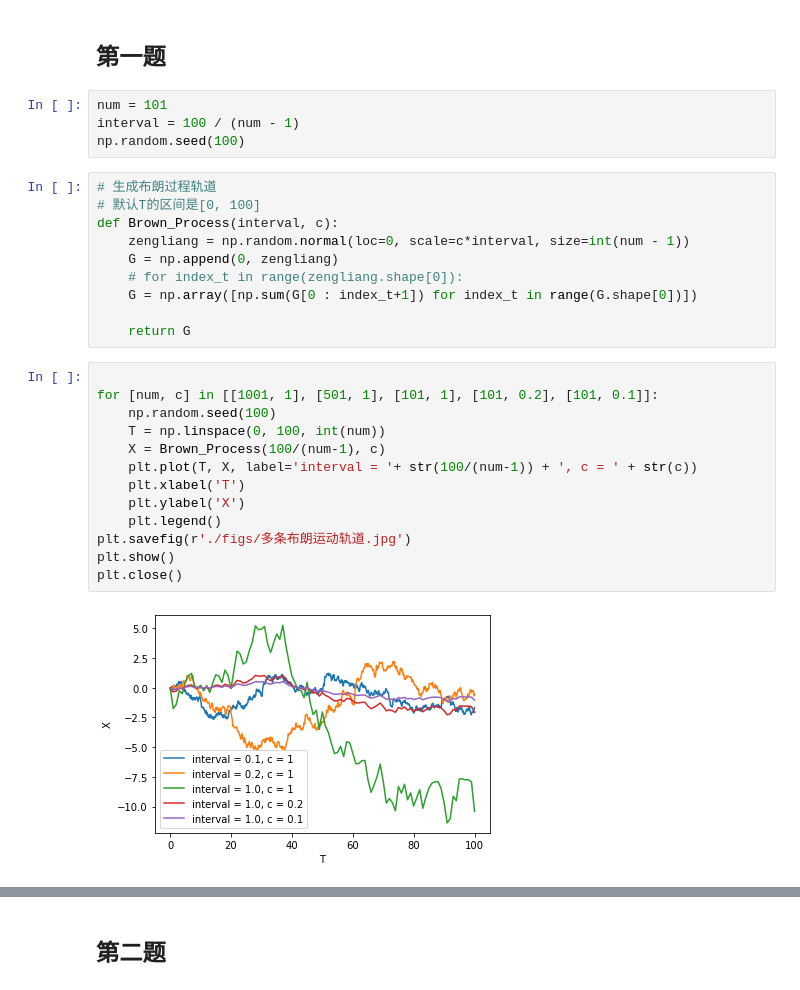
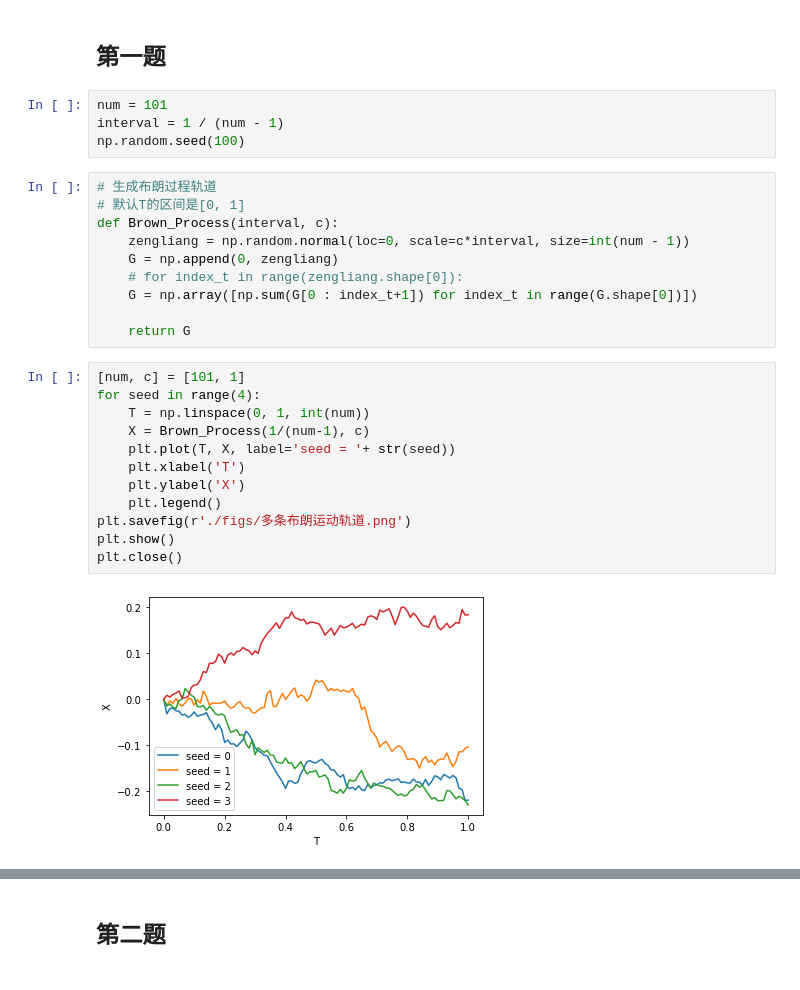
Before and after one commit to xumeng-zhang/CourseWork, a Jupyter notebook: StochasticLearning/maintest.ipynb, the cells around one changed output, grey strips where cells are left out. Saved outputs shown, nothing was run; the diff lists cells and outputs as text.

```diff
--- a/StochasticLearning/maintest.ipynb
+++ b/StochasticLearning/maintest.ipynb
@@ -6,11 +6,11 @@ import matplotlib.pyplot as plt
 ## 第一题
 # %%
 num = 101
-interval = 100 / (num - 1)
+interval = 1 / (num - 1)
 np.random.seed(100)
 # %%
 # 生成布朗过程轨道
-# 默认T的区间是[0, 100]
+# 默认T的区间是[0, 1]
 def Brown_Process(interval, c):
     zengliang = np.random.normal(loc=0, scale=c*interval, size=int(num - 1))
     G = np.append(0, zengliang)
@@ -19,17 +19,16 @@ def Brown_Process(interval, c):
 
     return G
 # %%
-
-for [num, c] in [[1001, 1], [501, 1], [101, 1], [101, 0.2], [101, 0.1]]:
-    np.random.seed(100)
-    T = np.linspace(0, 100, int(num))
-    X = Brown_Process(100/(num-1), c)
-    plt.plot(T, X, label='interval = '+ str(100/(num-1)) + ', c = ' + str(c))
+[num, c] = [101, 1]
+for seed in range(4):
+    T = np.linspace(0, 1, int(num))
+    X = Brown_Process(1/(num-1), c)
+    plt.plot(T, X, label='seed = '+ str(seed))
     plt.xlabel('T')
     plt.ylabel('X')
     plt.legend()
-plt.savefig(r'./figs/多条布朗运动轨道.jpg')
+plt.savefig(r'./figs/多条布朗运动轨道.png')
 plt.show()
 plt.close()
 # %% [output]
-[figure, old version]
+[figure, new version]
```
Also changed, not shown: parts of 8 cells of this notebook, 2 other files.
